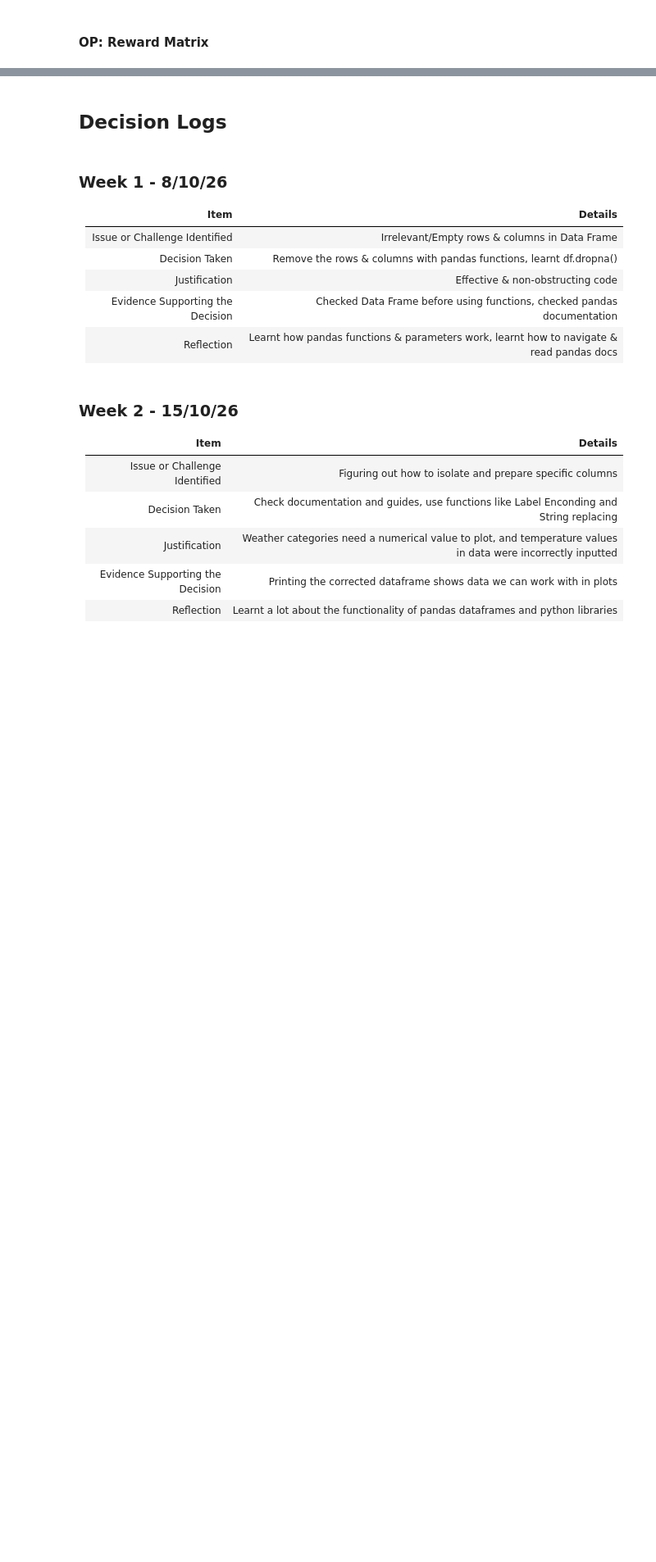
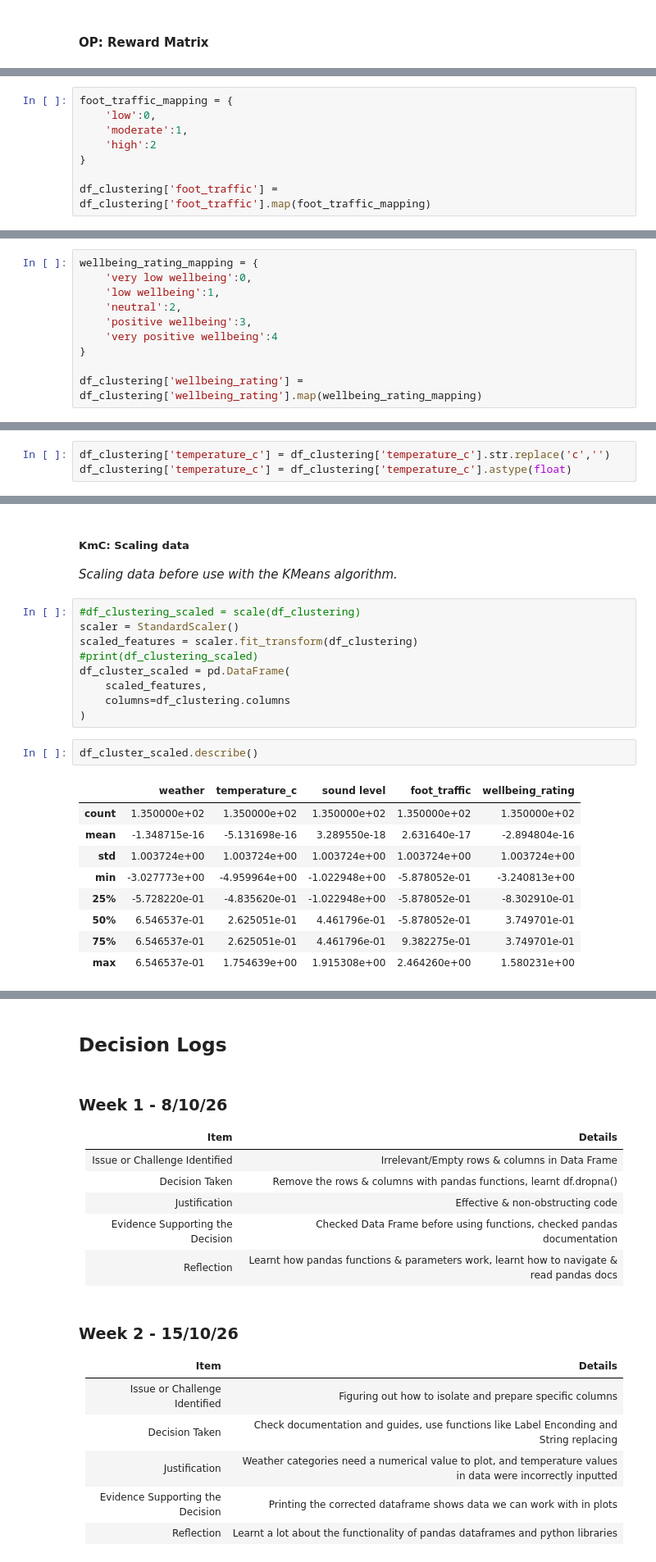
Before and after one commit to Paul-Daly366/MachineLearning_Project_Colab, a Jupyter notebook: MachineLearningProj.ipynb, the cells around one changed output, grey strips where cells are left out. Shown at 82% size. Drawn from its saved outputs; the diff is of its cells as text; blank space fills up the shorter version.

Commit message:
KMeans Checkpoint

```diff
--- a/MachineLearningProj.ipynb
+++ b/MachineLearningProj.ipynb
@@ -392,0 +466,8 @@ NameError: name 'num_states' is not defined
+# %%
+foot_traffic_mapping = {
+    'low':0,
+    'moderate':1,
+    'high':2
+}
+
+df_clustering['foot_traffic'] = df_clustering['foot_traffic'].map(foot_traffic_mapping)
@@ -392,0 +477,10 @@ NameError: name 'num_states' is not defined
+# %%
+wellbeing_rating_mapping = {
+    'very low wellbeing':0,
+    'low wellbeing':1,
+    'neutral':2,
+    'positive wellbeing':3,
+    'very positive wellbeing':4
+}
+
+df_clustering['wellbeing_rating'] = df_clustering['wellbeing_rating'].map(wellbeing_rating_mapping)
@@ -392,0 +490,3 @@ NameError: name 'num_states' is not defined
+# %%
+df_clustering['temperature_c'] = df_clustering['temperature_c'].str.replace('c','')
+df_clustering['temperature_c'] = df_clustering['temperature_c'].astype(float)
@@ -392,0 +505,24 @@ NameError: name 'num_states' is not defined
+# %% [markdown]
+##### **KmC: Scaling data**
+*Scaling data before use with the KMeans algorithm.*
+# %%
+#df_clustering_scaled = scale(df_clustering)
+scaler = StandardScaler()
+scaled_features = scaler.fit_transform(df_clustering)
+#print(df_clustering_scaled)
+df_cluster_scaled = pd.DataFrame(
+    scaled_features,
+    columns=df_clustering.columns
+)
+# %%
+df_cluster_scaled.describe()
+# %% [output]
+|  | weather | temperature_c | sound level | foot_traffic | wellbeing_rating |
+| count | 1.350000e+02 | 1.350000e+02 | 1.350000e+02 | 1.350000e+02 | 1.350000e+02 |
+| mean | -1.348715e-16 | -5.131698e-16 | 3.289550e-18 | 2.631640e-17 | -2.894804e-16 |
+| std | 1.003724e+00 | 1.003724e+00 | 1.003724e+00 | 1.003724e+00 | 1.003724e+00 |
+| min | -3.027773e+00 | -4.959964e+00 | -1.022948e+00 | -5.878052e-01 | -3.240813e+00 |
+| 25% | -5.728220e-01 | -4.835620e-01 | -1.022948e+00 | -5.878052e-01 | -8.302910e-01 |
+| 50% | 6.546537e-01 | 2.625051e-01 | 4.461796e-01 | -5.878052e-01 | 3.749701e-01 |
+| 75% | 6.546537e-01 | 2.625051e-01 | 4.461796e-01 | 9.382275e-01 | 3.749701e-01 |
+| max | 6.546537e-01 | 1.754639e+00 | 1.915308e+00 | 2.464260e+00 | 1.580231e+00 |
```
Also changed, not shown: parts of 50 cells of this notebook.
